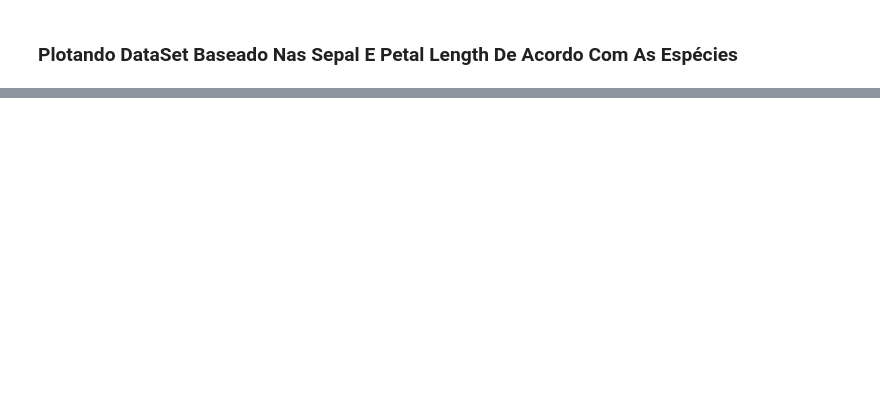
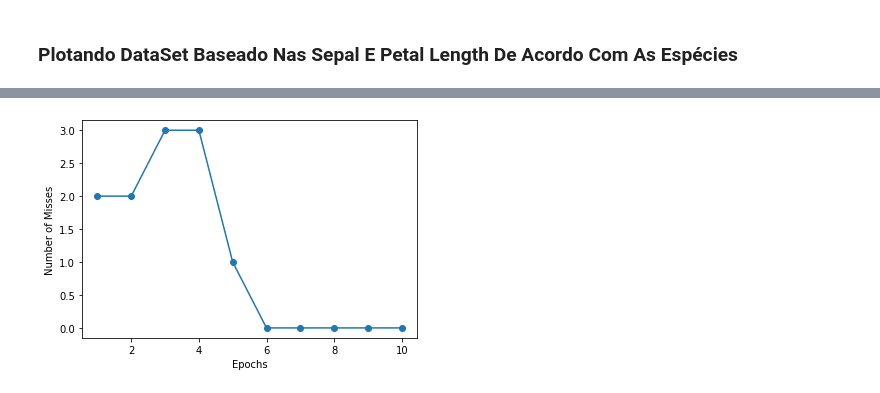
Before and after one commit to Chrisalid/Perceptron, a Jupyter notebook: Rede_Perceptron_S.ipynb, the cells around one changed output, grey strips where cells are left out. Drawn from its saved outputs; the diff is of its cells as text; code cells hidden in the pictures; blank space fills up the shorter version.

```diff
--- a/Rede_Perceptron_S.ipynb
+++ b/Rede_Perceptron_S.ipynb
@@ -140,0 +170,7 @@ plt.show()
+# %%
+plt.plot(range(1, len(p.errors_)+1), p.errors_, marker='o')
+plt.xlabel('Epochs')
+plt.ylabel('Number of Misses')
+plt.show()
+# %% [output]
+[figure, added]
```
Also changed, not shown: parts of 6 cells of this notebook.
